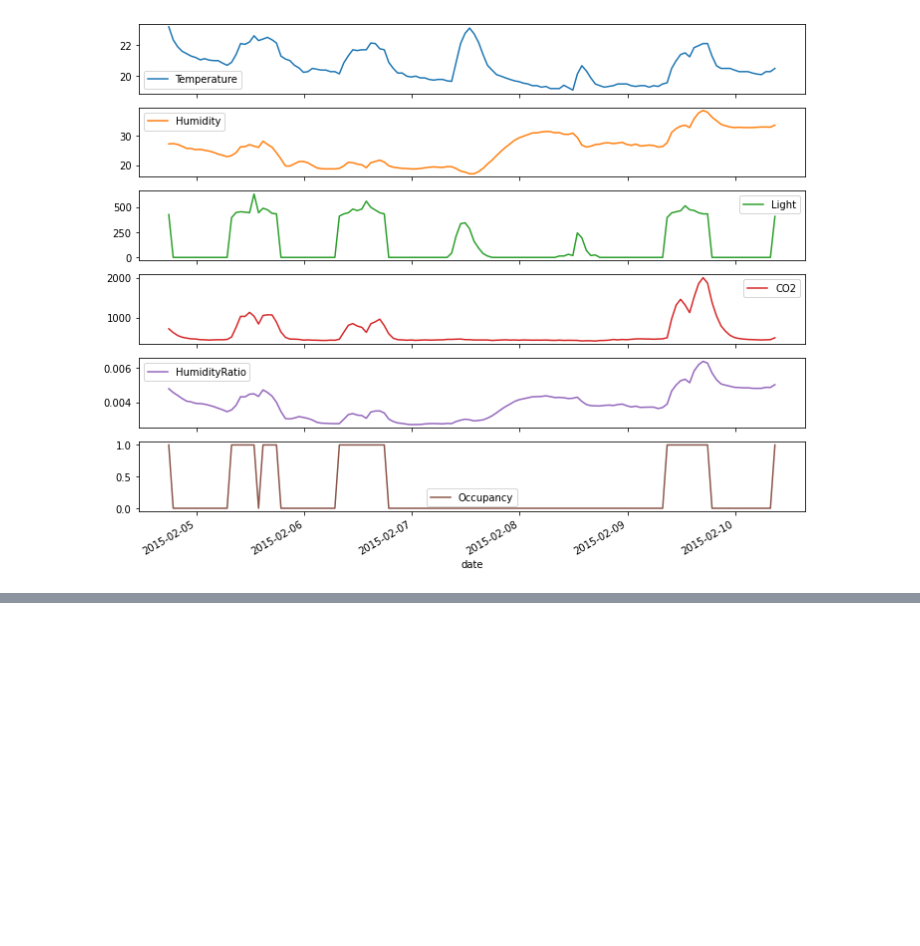
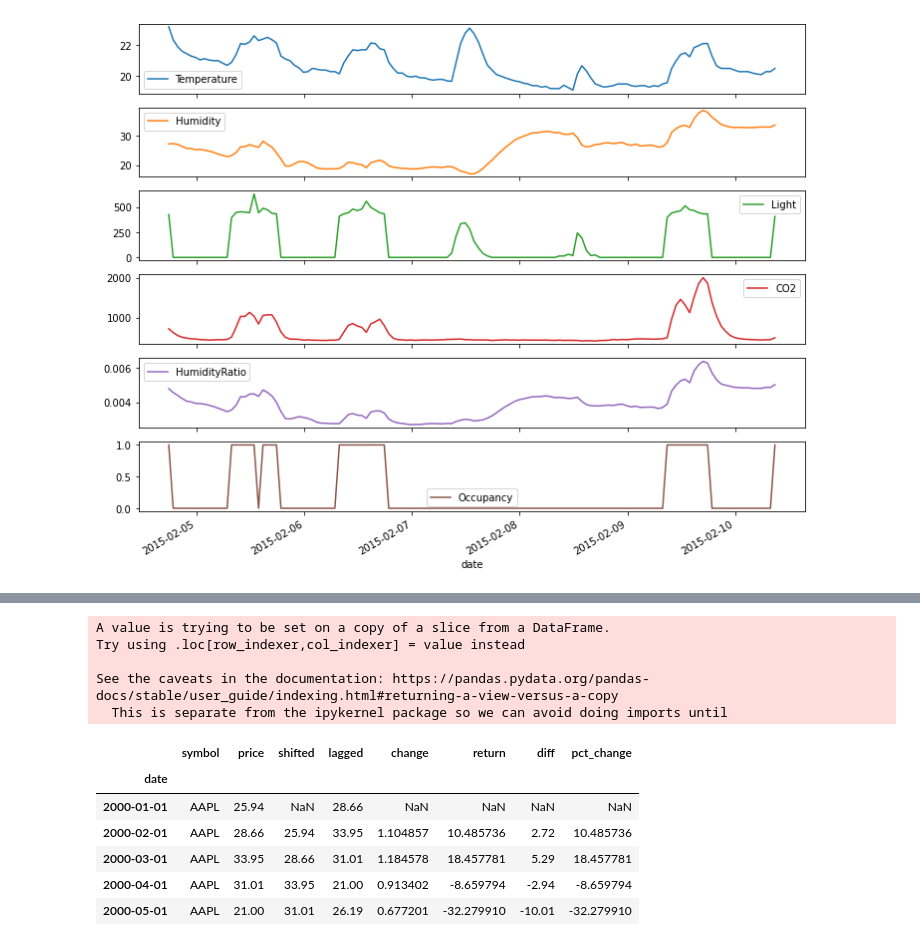
Before and after one commit to GabeMaldonado/JupyterNotebooks, a Jupyter notebook: TimeSeries.ipynb, the cells around one changed output, grey strips where cells are left out. Saved outputs shown, nothing was run; the diff lists cells and outputs as text; code cells hidden in the pictures; blank space fills up the shorter version.

```diff
--- a/TimeSeries.ipynb
+++ b/TimeSeries.ipynb
@@ -330,0 +447,3 @@ df.asfreq('H').plot(subplots=True, figsize = (12,10));
+# %%
+df_aapl['lagged'] = df_aapl.price.shift(periods=-1)
+df_aapl.tail()
@@ -330,0 +470,4 @@ df.asfreq('H').plot(subplots=True, figsize = (12,10));
+# %%
+# create a new column and calculate the financial return
+df_aapl['change'] = df_aapl.price.div(df_aapl.shifted)
+df_aapl.head()
@@ -330,0 +488,4 @@ df.asfreq('H').plot(subplots=True, figsize = (12,10));
+# %%
+# create a new column and calculate the result
+df_aapl['return'] = df_aapl.change.sub(1).mul(100)
+df_aapl.head()
@@ -330,0 +511,5 @@ df.asfreq('H').plot(subplots=True, figsize = (12,10));
+# %%
+# create a new column and calculate the diff()
+
+df_aapl['diff'] = df_aapl.price.diff()
+df_aapl.head()
@@ -330,0 +536,18 @@ df.asfreq('H').plot(subplots=True, figsize = (12,10));
+# %%
+# create a new column and calculate the percentage change
+
+df_aapl['pct_change'] = df_aapl.price.pct_change().mul(100)
+df_aapl.head()
+# %% [output]
+A value is trying to be set on a copy of a slice from a DataFrame.
+Try using .loc[row_indexer,col_indexer] = value instead
+
+See the caveats in the documentation: https://pandas.pydata.org/pandas-docs/stable/user_guide/indexing.html#returning-a-view-versus-a-copy
+  This is separate from the ipykernel package so we can avoid doing imports until
+|  | symbol | price | shifted | lagged | change | return | diff | pct_change |
+| date |  |  |  |  |  |  |  |  |
+| 2000-01-01 | AAPL | 25.94 | NaN | 28.66 | NaN | NaN | NaN | NaN |
+| 2000-02-01 | AAPL | 28.66 | 25.94 | 33.95 | 1.104857 | 10.485736 | 2.72 | 10.485736 |
+| 2000-03-01 | AAPL | 33.95 | 28.66 | 31.01 | 1.184578 | 18.457781 | 5.29 | 18.457781 |
+| 2000-04-01 | AAPL | 31.01 | 33.95 | 21.00 | 0.913402 | -8.659794 | -2.94 | -8.659794 |
+| 2000-05-01 | AAPL | 21.00 | 31.01 | 26.19 | 0.677201 | -32.279910 | -10.01 | -32.279910 |
```
Also changed, not shown: parts of 19 cells of this notebook.
